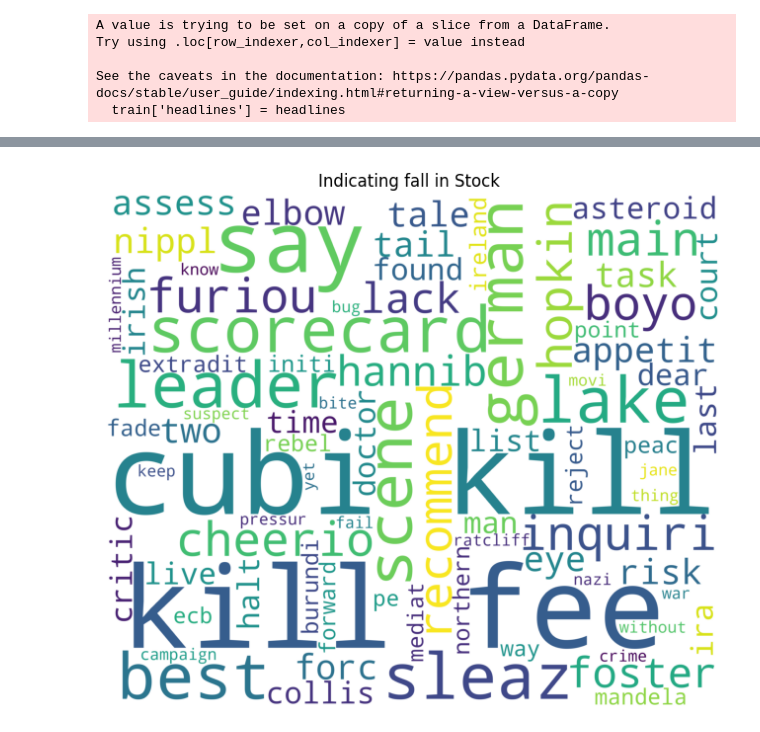
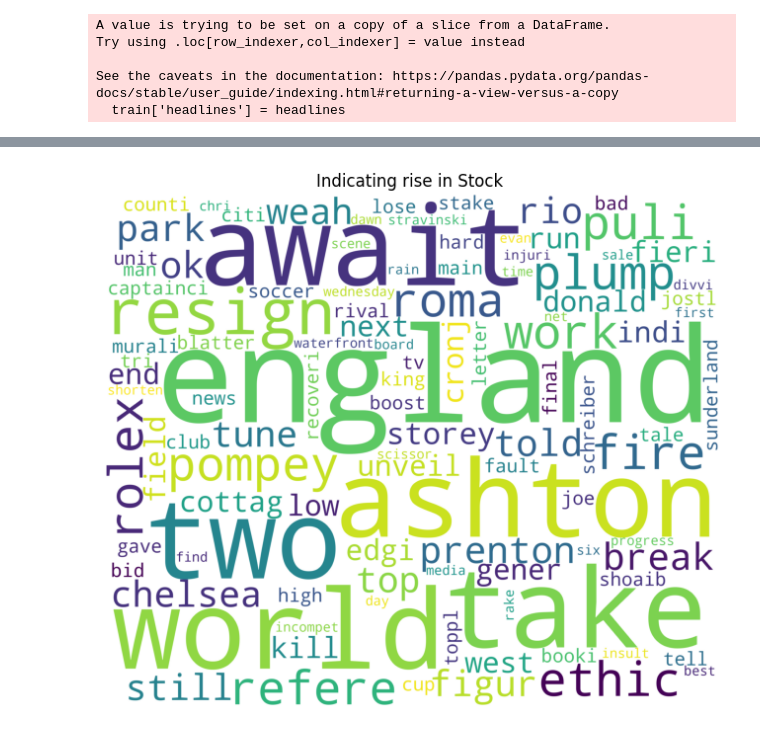
Before and after one commit to Anurag607/Stock-Sentiment-Analysis-using-News-Headlines, a Jupyter notebook: StockAnalysis.ipynb, the cells around one changed output, grey strips where cells are left out. Drawn from its saved outputs; the diff is of its cells as text; code cells hidden in the pictures.

```diff
--- a/StockAnalysis.ipynb
+++ b/StockAnalysis.ipynb
@@ -197,12 +219,10 @@ for i in list(train['Label'][train['Label']==1].index):
 # %%
-from wordcloud import WordCloud
-import matplotlib.pyplot as plt
-
-wordcloud1 = WordCloud(background_color='white', width=3000, height=2500).generate(down_words[1])
-plt.figure(figsize=(8,8))                                                                                                       #wordcloud for down words
-plt.imshow(wordcloud1)
+# Negative sentiment headlines
+wordcloud_pos = WordCloud(background_color='white', width=3000, height=2500).generate(up_words[5])
+plt.figure(figsize=(8,8))
+plt.imshow(wordcloud_pos)
 plt.axis('off')
-plt.title("Indicating fall in Stock ")
+plt.title("Indicating rise in Stock ")
 plt.show()
 # %% [output]
-[figure, old version]
+[figure, new version]
```
Also changed, not shown: parts of 23 cells of this notebook, 1 other file.
